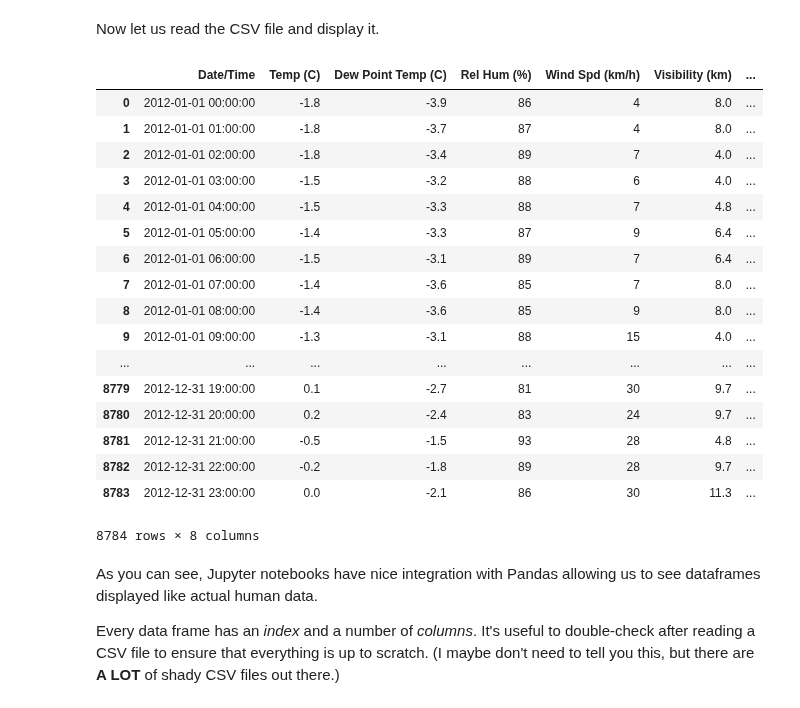
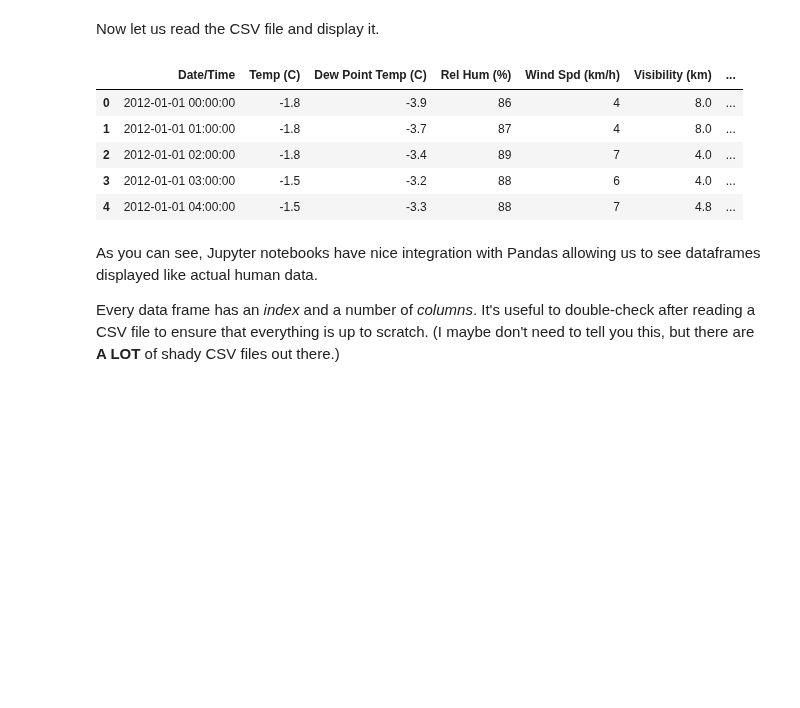
Before and after one commit to sintefmath/GeiloWinterSchool2018, a Jupyter notebook: course_material/Pandas.ipynb, the cells around one changed output. Saved outputs shown, nothing was run; the diff lists cells and outputs as text; code cells hidden in the pictures; blank space fills up the shorter version.

```diff
--- a/course_material/Pandas.ipynb
+++ b/course_material/Pandas.ipynb
@@ -15,26 +15,14 @@ from matplotlib import pyplot as plt
 Now let us read the CSV file and display it.
 # %%
 data = pd.read_csv('data/Montreal.csv')
-data
+data.head()
 # %% [output]
 |  | Date/Time | Temp (C) | Dew Point Temp (C) | Rel Hum (%) | Wind Spd (km/h) | Visibility (km) | ... |
 | 0 | 2012-01-01 00:00:00 | -1.8 | -3.9 | 86 | 4 | 8.0 | ... |
 | 1 | 2012-01-01 01:00:00 | -1.8 | -3.7 | 87 | 4 | 8.0 | ... |
 | 2 | 2012-01-01 02:00:00 | -1.8 | -3.4 | 89 | 7 | 4.0 | ... |
 | 3 | 2012-01-01 03:00:00 | -1.5 | -3.2 | 88 | 6 | 4.0 | ... |
 | 4 | 2012-01-01 04:00:00 | -1.5 | -3.3 | 88 | 7 | 4.8 | ... |
-| 5 | 2012-01-01 05:00:00 | -1.4 | -3.3 | 87 | 9 | 6.4 | ... |
-| 6 | 2012-01-01 06:00:00 | -1.5 | -3.1 | 89 | 7 | 6.4 | ... |
-| 7 | 2012-01-01 07:00:00 | -1.4 | -3.6 | 85 | 7 | 8.0 | ... |
-| 8 | 2012-01-01 08:00:00 | -1.4 | -3.6 | 85 | 9 | 8.0 | ... |
-| 9 | 2012-01-01 09:00:00 | -1.3 | -3.1 | 88 | 15 | 4.0 | ... |
-| ... | ... | ... | ... | ... | ... | ... | ... |
-| 8779 | 2012-12-31 19:00:00 | 0.1 | -2.7 | 81 | 30 | 9.7 | ... |
-| 8780 | 2012-12-31 20:00:00 | 0.2 | -2.4 | 83 | 24 | 9.7 | ... |
-| 8781 | 2012-12-31 21:00:00 | -0.5 | -1.5 | 93 | 28 | 4.8 | ... |
-| 8782 | 2012-12-31 22:00:00 | -0.2 | -1.8 | 89 | 28 | 9.7 | ... |
-| 8783 | 2012-12-31 23:00:00 | 0.0 | -2.1 | 86 | 30 | 11.3 | ... |
-8784 rows × 8 columns
 # %% [markdown]
 As you can see, Jupyter notebooks have nice integration with Pandas allowing us to see dataframes displayed like actual human data.
 
```
Also changed, not shown: parts of 8 cells of this notebook, 5 other files.
